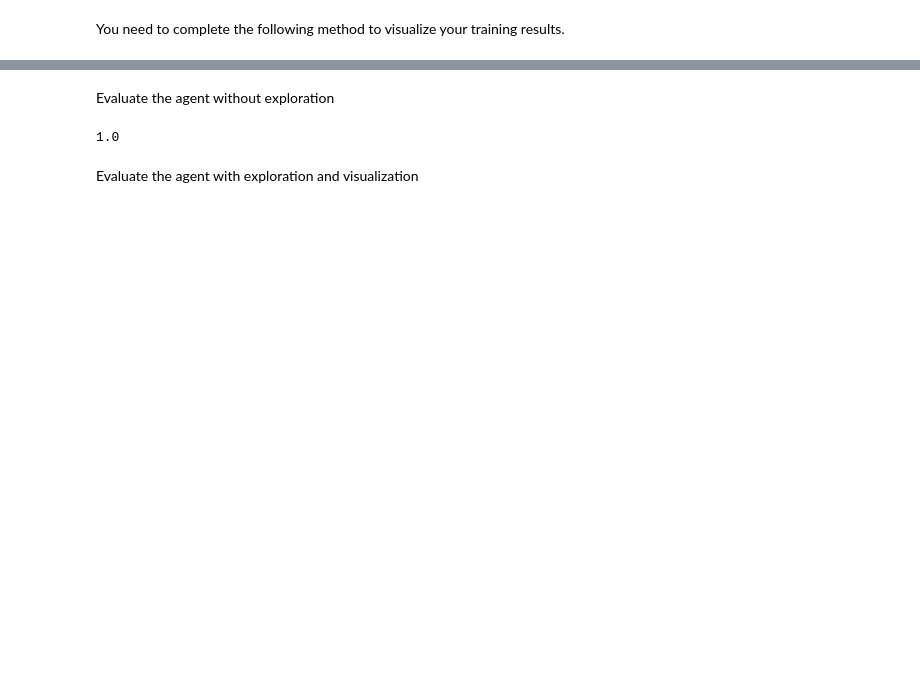
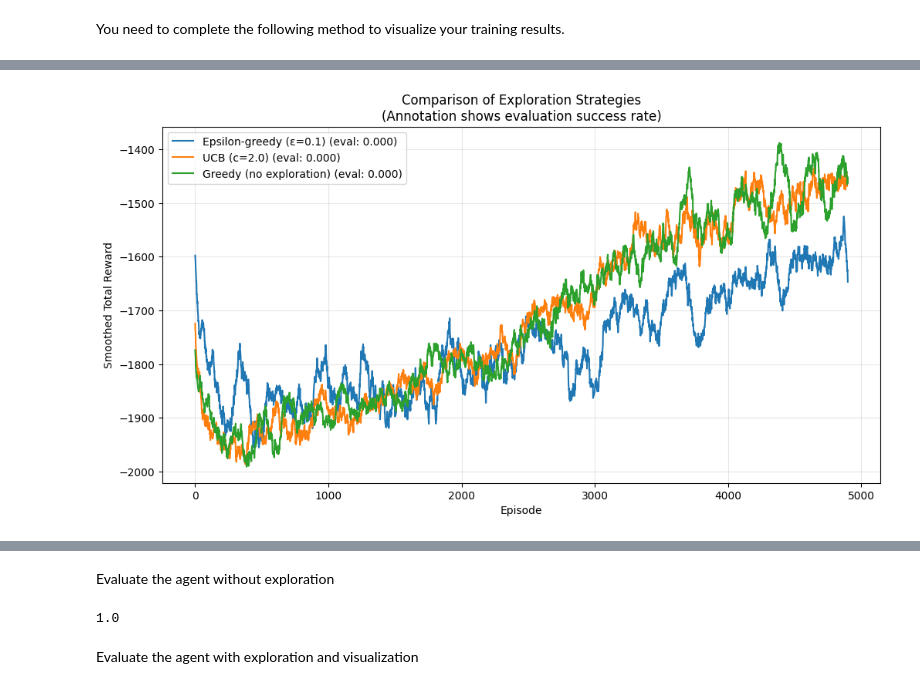
Before and after one commit to rashmikbhat/qlearning-cliffbox, a Jupyter notebook: RLAgent.ipynb, the cells around one changed output, grey strips where cells are left out. Cells and saved outputs as stored; diff of their text form; code cells hidden in the pictures; blank space fills up the shorter version.

```diff
--- a/RLAgent.ipynb
+++ b/RLAgent.ipynb
@@ -74,10 +74,10 @@ class CliffBoxGridWorld:
 
         # Visualization.
         if self.render:
-            self.world = np.full((self.world_height, self.world_width), GRID, dtype='<U1')
+            self.world = np.full((self.world_height, self.world_width), '', dtype='<U1')
             self.last_agent_pos = copy.deepcopy(self.agent_pos)
             self.last_box_pos = copy.deepcopy(self.box_pos)
-            #self.world[:] = GRID
+            self.world[:] = GRID
             for region in self.danger_region:
                 A, B = region
                 assert A[1] == B[1], "A[1] != B[1]"
@@ -294,15 +316,14 @@ class RLAgent:
 Here is the game interface where you can manually move the agent.
 # %%
 env = CliffBoxGridWorld(render=True)
-state = env.reset()
+env.reset()
 env.print_world()
 done = False
 rewards = []
 
 while not done:
     action = int(input("Please input the actions (up: 1, down: 2, left: 3, right: 4): "))
-    next_state, reward, done, info = env.step(action)
-    state = next_state
+    state, reward, done, info = env.step(action)
     rewards.append(reward)
     print(f'step: {env.timesteps}, state: {state}, actions: {action}, reward: {reward}')
     env.print_world()
@@ -409,0 +1335,76 @@ policy (2, 9, 1, 10) 1
+# %%
+def compare_exploration_strategies():
+    print("Comparing exploration strategies with proper evaluation...")
+
+    strategies = {
+        'Epsilon-greedy (ε=0.1)': lambda env: RLAgent(env, num_episodes=5000, epsilon=0.1, alpha=0.1, gamma=0.99),
+        'UCB (c=2.0)': lambda env: UCBAgent(env, num_episodes=5000, alpha=0.1, gamma=0.99, c=2.0),
+        'Greedy (no exploration)': lambda env: RLAgent(env, num_episodes=5000, epsilon=0.0, alpha=0.1, gamma=0.99)
+    }
+
+    results = {}
+
+    for name, agent_creator in strategies.items():
+        print(f"\nTraining {name}...")
+
+        # Train the agent
+        env_train = CliffBoxGridWorld()
+        agent = agent_creator(env_train)
+        rewards = agent.learn()
+
+        # Evaluate properly (run multiple episodes without exploration)
+        success_count = 0
+        total_eval_episodes = 100
+
+        for eval_ep in range(total_eval_episodes):
+            env_eval = CliffBoxGridWorld()
+            state = env_eval.reset()
+            done = False
+            success = False
+
+            while not done and env_eval.timesteps < 50:  # Limit steps
+                action = agent.act(state, is_training=False)  # No exploration during eval
+                next_state, reward, done, info = env_eval.step(action)
+                state = next_state
+
+                if all(env_eval.box_pos == env_eval.goal_pos):
+                    success = True
+                    break
+
+            if success:
+                success_count += 1
+
+        success_rate = success_count / total_eval_episodes
+        results[name] = {
+            'training_rewards': rewards,
+            'eval_success_rate': success_rate,
+            'agent': agent
+        }
+
+        print(f"{name} - Evaluation success rate: {success_rate:.3f}")
+
+    return results
+
+# Run the comparison
+results = compare_exploration_strategies()
+
+# Plot comparison
+plt.figure(figsize=(12, 6))
+
+# Smooth rewards for better visualization
+def smooth_rewards(rewards, window=100):
+    if len(rewards) < window:
+        return rewards
+    return np.convolve(rewards, np.ones(window)/window, mode='valid')
+
+for name, result in results.items():
+    smoothed = smooth_rewards(result['training_rewards'])
+    plt.plot(range(len(smoothed)), smoothed, label=f'{name} (eval: {result["eval_success_rate"]:.3f})')
+
+plt.xlabel('Episode')
+plt.ylabel('Smoothed Total Reward')
+plt.title('Comparison of Exploration Strategies\n(Annotation shows evaluation success rate)')
+plt.legend()
+plt.grid(True, alpha=0.3)
+plt.show()
+# %% [output]
@@ -409,0 +1421 @@ policy (2, 9, 1, 10) 1
+[figure, added]
```
Also changed, not shown: parts of 15 cells of this notebook.
